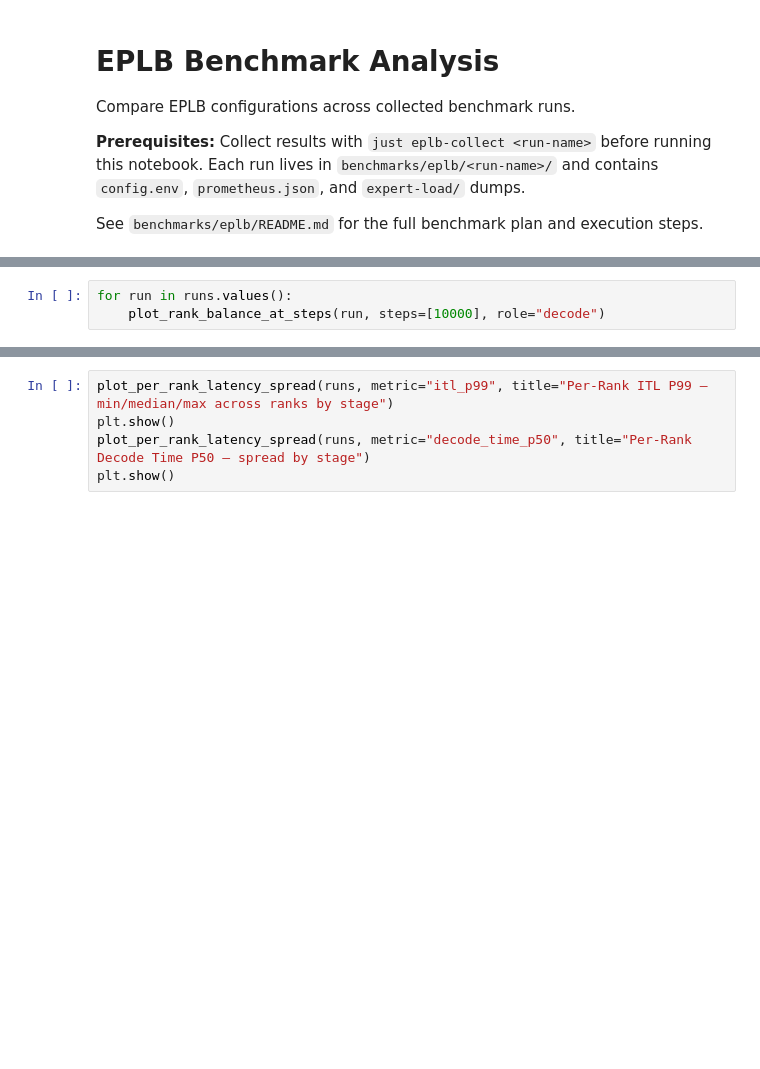
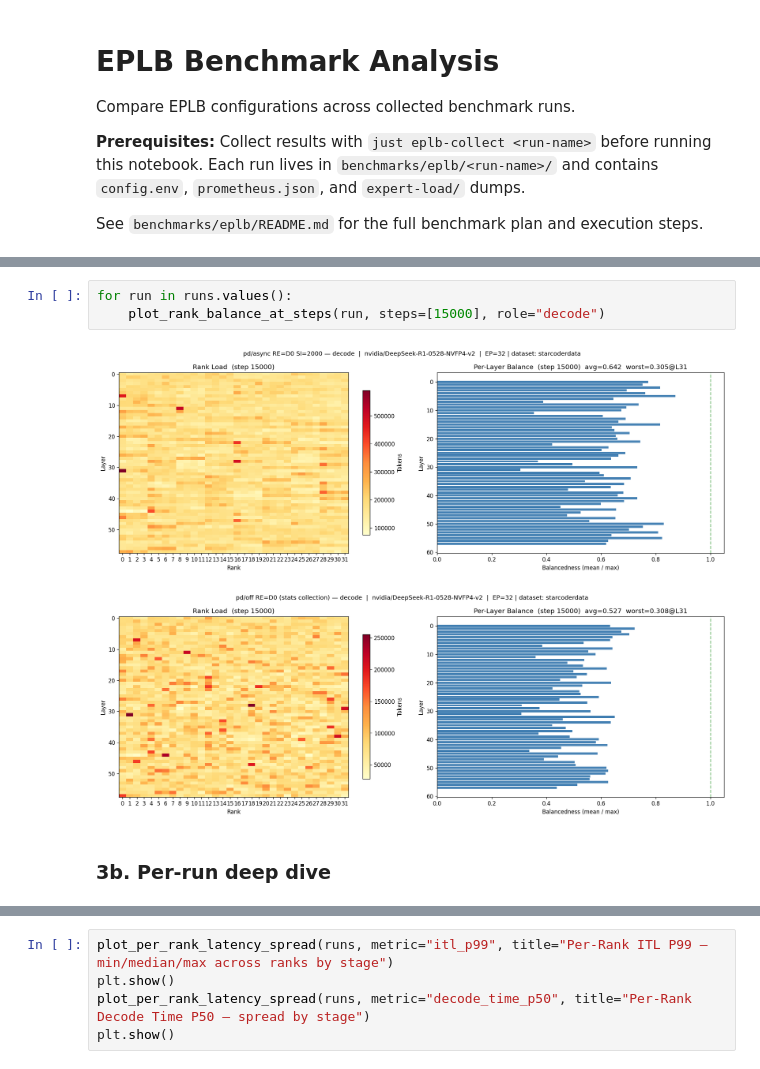
Before and after one commit to tlrmchlsmth/j-llm-d, a Jupyter notebook: benchmarks/eplb/eplb_benchmark_analysis.ipynb, the cells around one changed output, grey strips where cells are left out. Saved outputs shown, nothing was run; the diff lists cells and outputs as text; blank space fills up the shorter version.

```diff
--- a/benchmarks/eplb/eplb_benchmark_analysis.ipynb
+++ b/benchmarks/eplb/eplb_benchmark_analysis.ipynb
@@ -232,3 +120,8 @@ plt.show()
 # %%
 for run in runs.values():
-    plot_rank_balance_at_steps(run, steps=[10000], role="decode")
+    plot_rank_balance_at_steps(run, steps=[15000], role="decode")
+# %% [output]
+[figure, added]
+[figure, added]
+# %% [markdown]
+### 3b. Per-run deep dive
```
Also changed, not shown: parts of 74 cells of this notebook, 9 other files.
